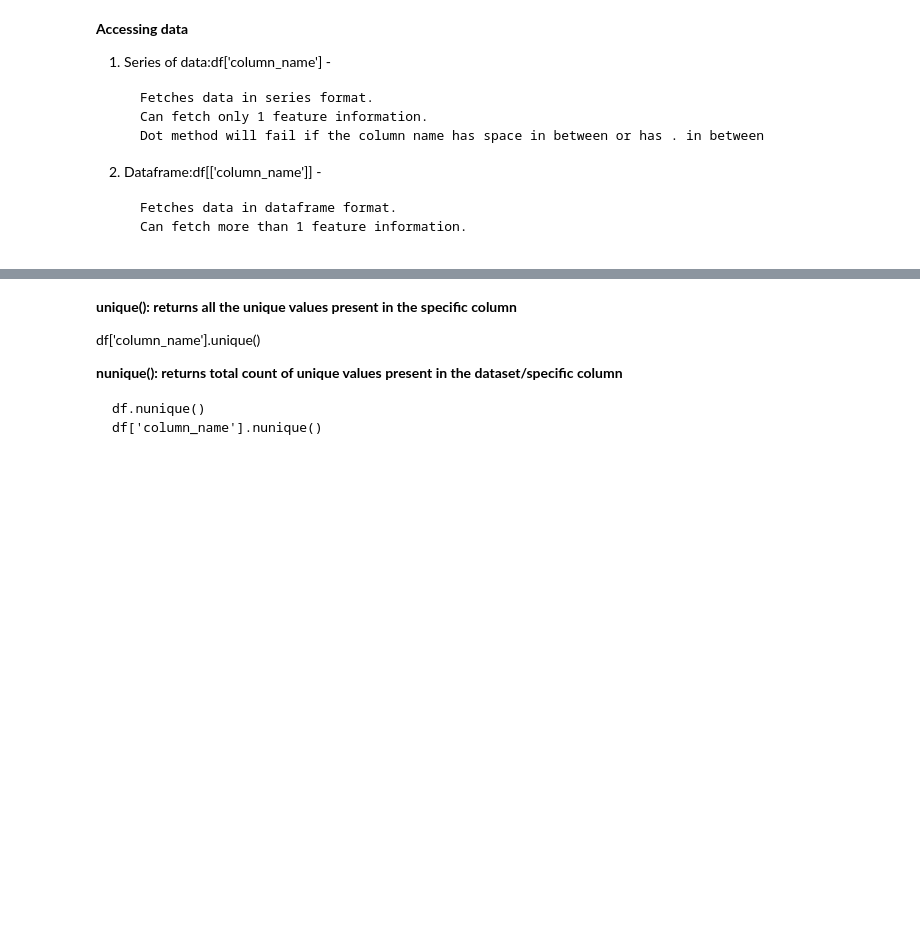
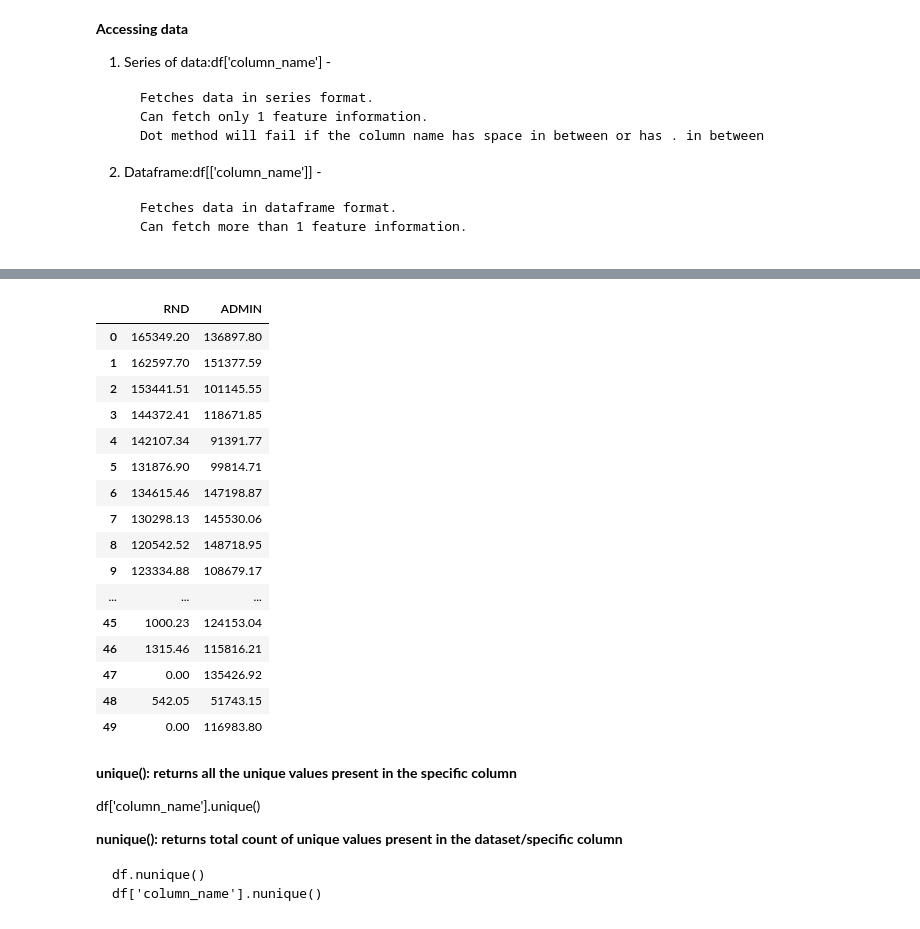
Before and after one commit to mohitmangal194-maker/python-code-module, a Jupyter notebook: Pandas_180.ipynb, the cells around one changed output, grey strips where cells are left out. Drawn from its saved outputs; the diff is of its cells as text; code cells hidden in the pictures; blank space fills up the shorter version.

```diff
--- a/Pandas_180.ipynb
+++ b/Pandas_180.ipynb
@@ -203,3 +252,23 @@ memory usage: 2.1 KB
+# %%
+df[['RND','ADMIN']]
+# %% [output]
+|  | RND | ADMIN |
+| 0 | 165349.20 | 136897.80 |
+| 1 | 162597.70 | 151377.59 |
+| 2 | 153441.51 | 101145.55 |
+| 3 | 144372.41 | 118671.85 |
+| 4 | 142107.34 | 91391.77 |
+| 5 | 131876.90 | 99814.71 |
+| 6 | 134615.46 | 147198.87 |
+| 7 | 130298.13 | 145530.06 |
+| 8 | 120542.52 | 148718.95 |
+| 9 | 123334.88 | 108679.17 |
+| ... | ... | ... |
+| 45 | 1000.23 | 124153.04 |
+| 46 | 1315.46 | 115816.21 |
+| 47 | 0.00 | 135426.92 |
+| 48 | 542.05 | 51743.15 |
+| 49 | 0.00 | 116983.80 |
 # %% [markdown]
 **unique(): returns all the unique values present in the specific column**
 
```
Also changed, not shown: parts of 20 cells of this notebook.
